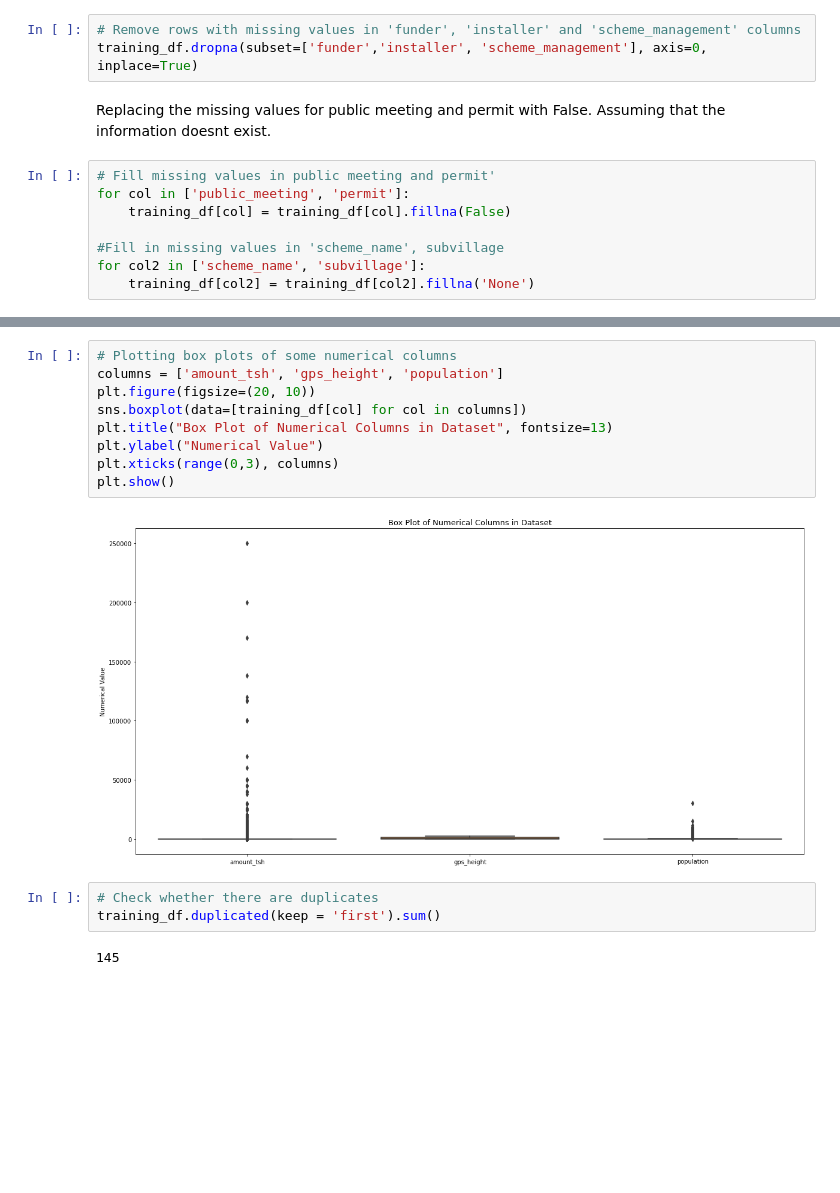
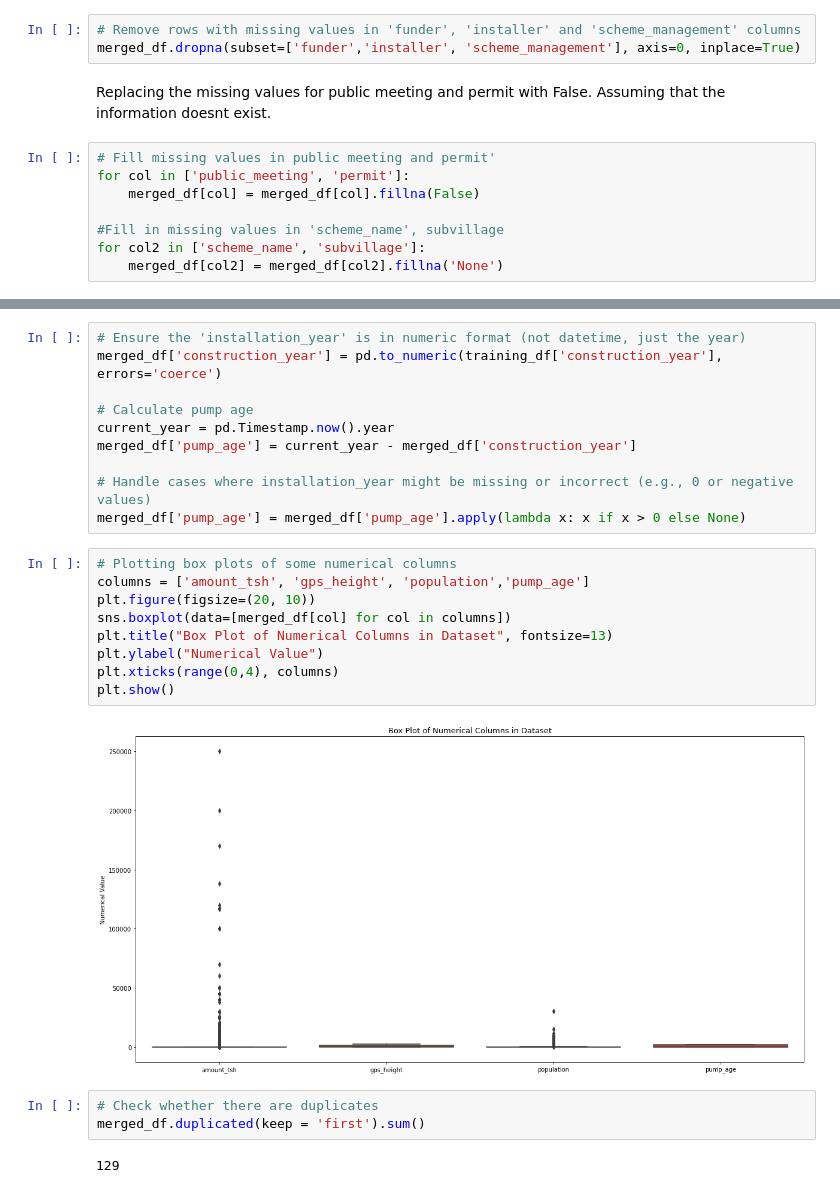
Before and after one commit to ndukukitenge/dsc-phase3-final-project, a Jupyter notebook: index.ipynb, the cells around one changed output, grey strips where cells are left out. Cells and saved outputs as stored; diff of their text form; blank space fills up the shorter version.

```diff
--- a/index.ipynb
+++ b/index.ipynb
@@ -270,16 +253,16 @@ False    17492
 Name: permit, dtype: int64
 # %%
 # Remove rows with missing values in 'funder', 'installer' and 'scheme_management' columns
-training_df.dropna(subset=['funder','installer', 'scheme_management'], axis=0, inplace=True)
+merged_df.dropna(subset=['funder','installer', 'scheme_management'], axis=0, inplace=True)
 # %% [markdown]
 Replacing the missing values for public meeting and permit with False. Assuming that the information doesnt exist.
 # %%
 # Fill missing values in public meeting and permit'
 for col in ['public_meeting', 'permit']:
-    training_df[col] = training_df[col].fillna(False)
+    merged_df[col] = merged_df[col].fillna(False)
 
 #Fill in missing values in 'scheme_name', subvillage
 for col2 in ['scheme_name', 'subvillage']:
-    training_df[col2] = training_df[col2].fillna('None')
+    merged_df[col2] = merged_df[col2].fillna('None')
 # %%
 # Confirm there are no more missing values
@@ -304,19 +287,29 @@ waterpoint_type          0
 dtype: int64
+# %%
+# Ensure the 'installation_year' is in numeric format (not datetime, just the year)
+merged_df['construction_year'] = pd.to_numeric(training_df['construction_year'], errors='coerce')
+
+# Calculate pump age
+current_year = pd.Timestamp.now().year
+merged_df['pump_age'] = current_year - merged_df['construction_year']
+
+# Handle cases where installation_year might be missing or incorrect (e.g., 0 or negative values)
+merged_df['pump_age'] = merged_df['pump_age'].apply(lambda x: x if x > 0 else None)
 # %%
 # Plotting box plots of some numerical columns
-columns = ['amount_tsh', 'gps_height', 'population']
+columns = ['amount_tsh', 'gps_height', 'population','pump_age']
 plt.figure(figsize=(20, 10))
-sns.boxplot(data=[training_df[col] for col in columns])
+sns.boxplot(data=[merged_df[col] for col in columns])
 plt.title("Box Plot of Numerical Columns in Dataset", fontsize=13)
 plt.ylabel("Numerical Value")
-plt.xticks(range(0,3), columns)
+plt.xticks(range(0,4), columns)
 plt.show()
 # %% [output]
-[figure, old version]
+[figure, new version]
 # %%
 # Check whether there are duplicates
-training_df.duplicated(keep = 'first').sum()
+merged_df.duplicated(keep = 'first').sum()
 # %% [output]
-145
+129
 # %%
 # Change the data type of public_meeting and permit columns to binary for classification
```
Also changed, not shown: parts of 13 cells of this notebook.
